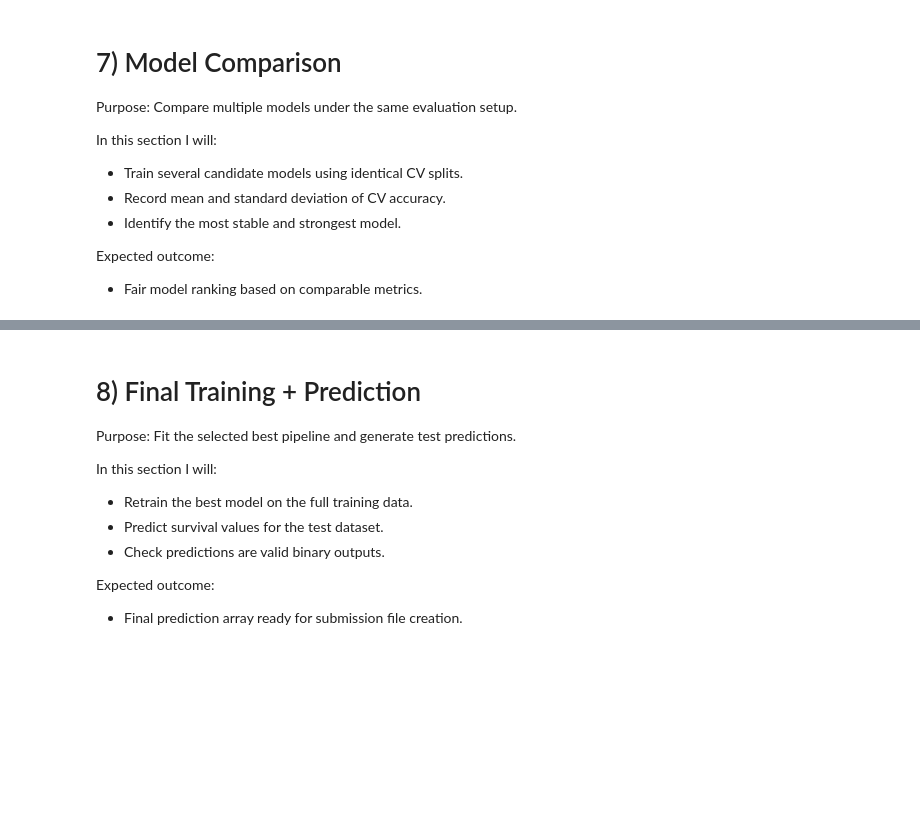
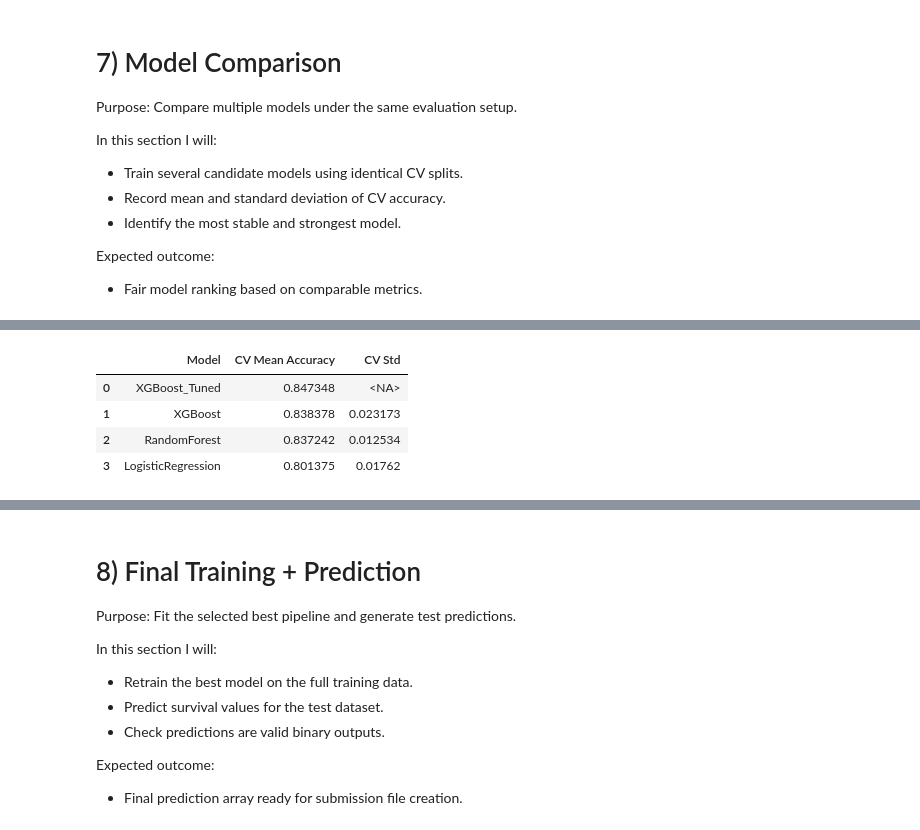
Before and after one commit to modalsaeed/kaggle_titanic, a Jupyter notebook: notebook/main.ipynb, the cells around one changed output, grey strips where cells are left out. Cells and saved outputs as stored; diff of their text form; code cells hidden in the pictures; blank space fills up the shorter version.

```diff
--- a/notebook/main.ipynb
+++ b/notebook/main.ipynb
@@ -609,0 +623,75 @@ Best model from CV: XGBoost
+# %%
+
+# XGBoost Randomized Search (tuning)
+from sklearn.model_selection import RandomizedSearchCV
+from sklearn.pipeline import Pipeline
+from xgboost import XGBClassifier
+import pandas as pd
+
+xgb_model = XGBClassifier(
+    objective="binary:logistic",
+    eval_metric="logloss",
+    random_state=SEED,
+    n_jobs=-1,
+)
+
+xgb_pipe = Pipeline(
+    steps=[
+        ("preprocessor", preprocessor),
+        ("model", xgb_model),
+    ]
+)
+
+xgb_grid_balanced = {
+    "model__n_estimators": [300, 500, 700, 900],
+    "model__learning_rate": [0.02, 0.03, 0.05, 0.08],
+    "model__max_depth": [3, 4, 5, 6],
+    "model__min_child_weight": [1, 2, 3, 5],
+    "model__subsample": [0.75, 0.85, 0.95, 1.0],
+    "model__colsample_bytree": [0.7, 0.8, 0.9, 1.0],
+    "model__gamma": [0, 0.05, 0.1, 0.2, 0.3],
+    "model__reg_alpha": [0, 0.01, 0.1, 0.5],
+    "model__reg_lambda": [1, 2, 3, 5, 8],
+}
+
+xgb_search = RandomizedSearchCV(
+    estimator=xgb_pipe,
+    param_distributions=xgb_grid_balanced,
+    n_iter=80,
+    scoring="accuracy",
+    cv=cv,
+    n_jobs=-1,
+    verbose=1,
+    random_state=SEED,
+    refit=True,
+)
+
+xgb_search.fit(X, y)
+
+print("Best tuned XGBoost CV score:", xgb_search.best_score_)
+print("Best tuned XGBoost params:")
+for k, v in xgb_search.best_params_.items():
+    print(f"{k}: {v}")
+
+# Add tuned model into your existing comparison table so Section 8 can use it
+models["XGBoost_Tuned"] = xgb_search.best_estimator_.named_steps["model"]
+
+comparison_df = pd.concat(
+    [
+        comparison_df,
+        pd.DataFrame(
+            [{
+                "Model": "XGBoost_Tuned",
+                "CV Mean Accuracy": xgb_search.best_score_,
+                "CV Std": pd.NA
+            }]
+        ),
+    ],
+    ignore_index=True,
+).sort_values(by="CV Mean Accuracy", ascending=False).reset_index(drop=True)
+
+display(comparison_df)
+
+best_model_name = comparison_df.loc[0, "Model"]
+print("Best model after tuning:", best_model_name)
+# %% [output]
@@ -609,0 +710,5 @@ Best model from CV: XGBoost
+|  | Model | CV Mean Accuracy | CV Std |
+| 0 | XGBoost_Tuned | 0.847348 | <NA> |
+| 1 | XGBoost | 0.838378 | 0.023173 |
+| 2 | RandomForest | 0.837242 | 0.012534 |
+| 3 | LogisticRegression | 0.801375 | 0.01762 |
```
Also changed, not shown: parts of 7 cells of this notebook.
